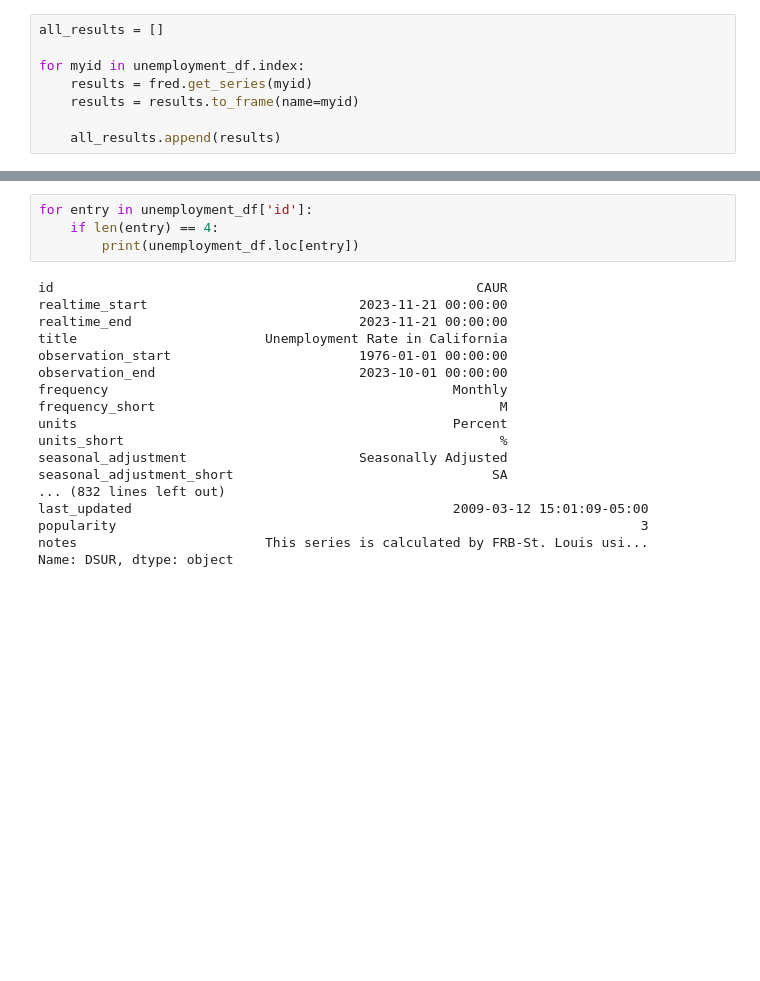
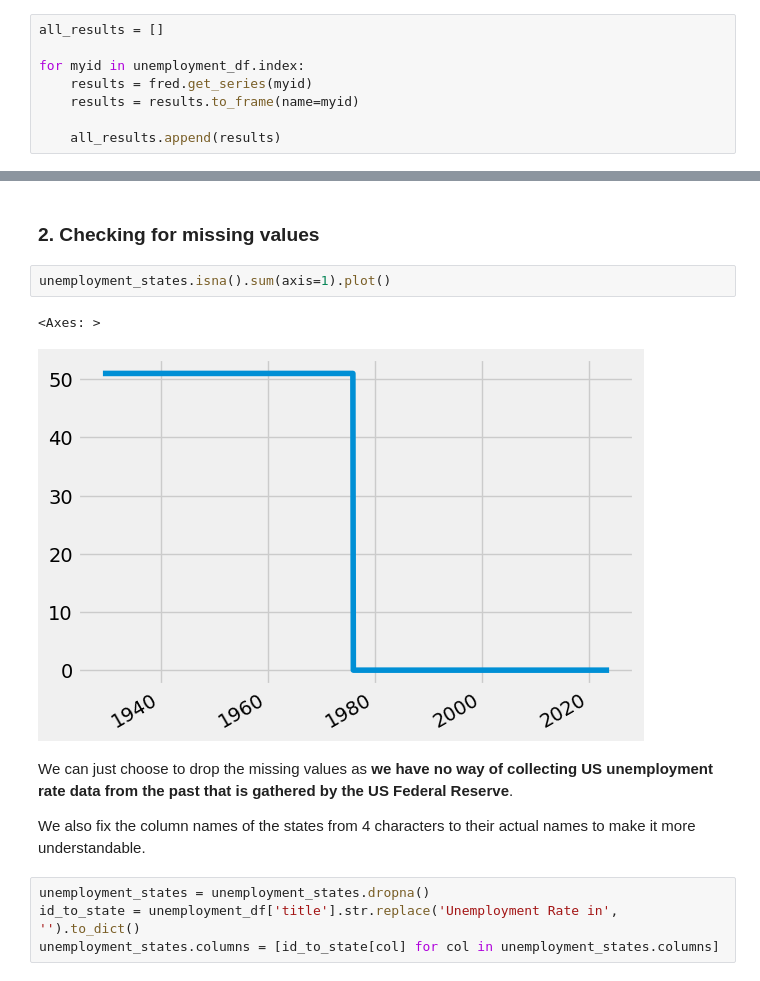
Before and after one commit to jpsam07/economic-data-analysis-with-fredapi, a Jupyter notebook: economic-data-analysis-with-fredapi.ipynb, the cells around one changed output, grey strips where cells are left out. Drawn from its saved outputs; the diff is of its cells as text; blank space fills up the shorter version.

```diff
--- a/economic-data-analysis-with-fredapi.ipynb
+++ b/economic-data-analysis-with-fredapi.ipynb
@@ -198,22 +331,15 @@ for index, cols in enumerate(unemployment_results.columns):
-# %%
-for entry in unemployment_df['id']:
-    if len(entry) == 4:
-        print(unemployment_df.loc[entry])
-# %% [output]
-id                                                      CAUR
-realtime_start                           2023-11-21 00:00:00
-realtime_end                             2023-11-21 00:00:00
-title                        Unemployment Rate in California
-observation_start                        1976-01-01 00:00:00
-observation_end                          2023-10-01 00:00:00
-frequency                                            Monthly
-frequency_short                                            M
-units                                                Percent
-units_short                                                %
-seasonal_adjustment                      Seasonally Adjusted
-seasonal_adjustment_short                                 SA
-... (832 lines left out)
-last_updated                                         2009-03-12 15:01:09-05:00
-popularity                                                                   3
-notes                        This series is calculated by FRB-St. Louis usi...
-Name: DSUR, dtype: object
+# %% [markdown]
+### 2. Checking for missing values
+# %%
+unemployment_states.isna().sum(axis=1).plot()
+# %% [output]
+<Axes: >
+[figure, added]
+# %% [markdown]
+We can just choose to drop the missing values as **we have no way of collecting US unemployment rate data from the past that is gathered by the US Federal Reserve**.
+
+We also fix the column names of the states from 4 characters to their actual names to make it more understandable.
+# %%
+unemployment_states = unemployment_states.dropna()
+id_to_state = unemployment_df['title'].str.replace('Unemployment Rate in', '').to_dict()
+unemployment_states.columns = [id_to_state[col] for col in unemployment_states.columns]
```
Also changed, not shown: parts of 65 cells of this notebook.
